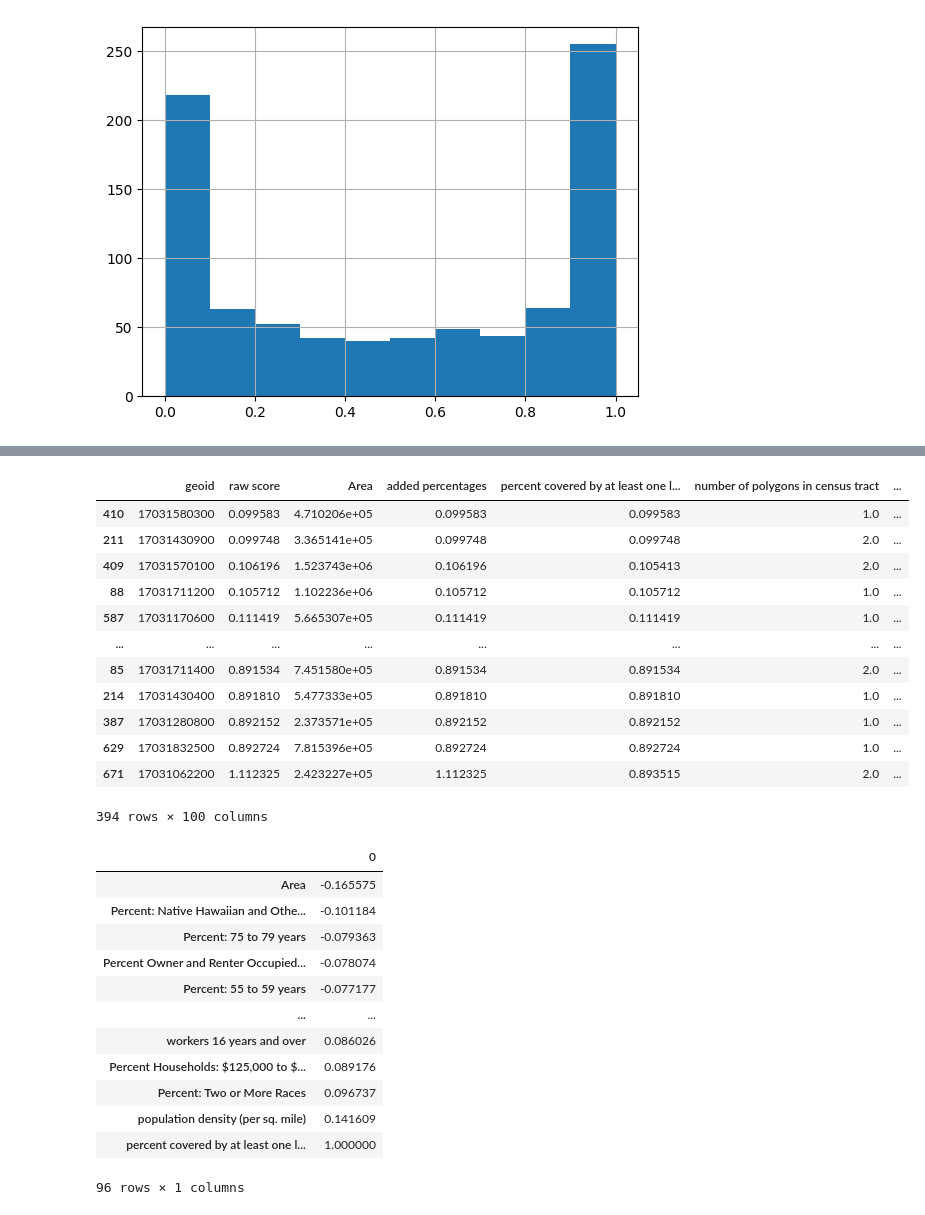
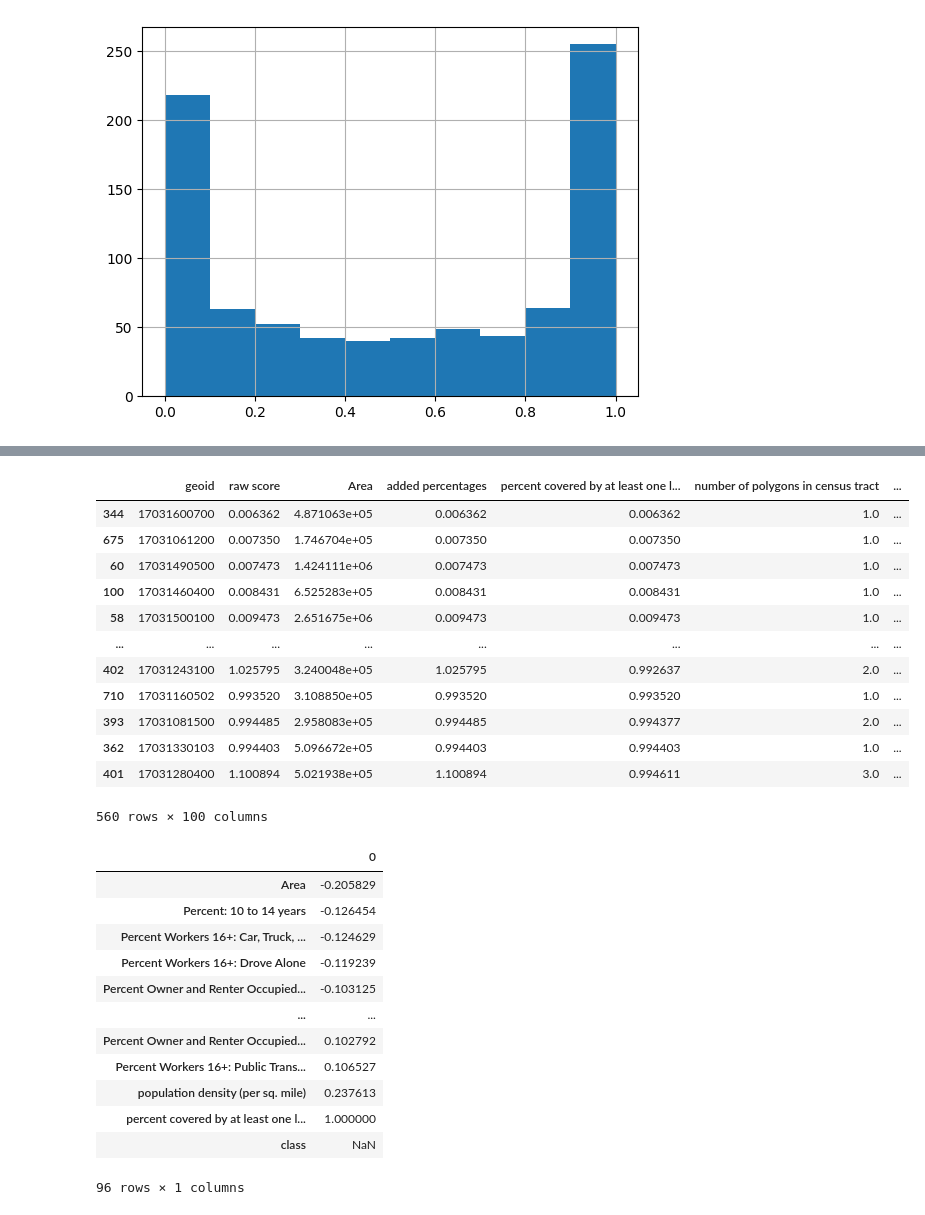
Before and after one commit to Rajvishah12/cpl_project, a Jupyter notebook: can-summer-2023/notebooks/walkingCoverage.ipynb, the cells around one changed output, grey strips where cells are left out. Cells and saved outputs as stored; diff of their text form; code cells hidden in the pictures.

```diff
--- a/can-summer-2023/notebooks/walkingCoverage.ipynb
+++ b/can-summer-2023/notebooks/walkingCoverage.ipynb
@@ -672,5 +721,5 @@ ctmpercentNineto100.sort_values(by = 'percent covered by at least one library')
 # %%
-ctmmid = ctm.loc[ctm['percent covered by at least one library'] < .895]
+ctmmid = ctm.loc[ctm['percent covered by at least one library'] < .995]
 ctmmid.sort_values(by = 'percent covered by at least one library')
 # %% [output]
 |  | geoid | raw score | Area | added percentages | percent covered by at least one l... | number of polygons in census tract | ... |
@@ -689,17 +738,17 @@ ctmmid.sort_values(by = 'percent covered by at least one library')
 # %%
-ctmmid = ctmmid.loc[ctmmid['percent covered by at least one library'] > 0.095]
+ctmmid = ctmmid.loc[ctmmid['percent covered by at least one library'] > 0.004]
 ctmmid.sort_values(by = 'percent covered by at least one library')
 # %% [output]
 |  | geoid | raw score | Area | added percentages | percent covered by at least one l... | number of polygons in census tract | ... |
-| 410 | 17031580300 | 0.099583 | 4.710206e+05 | 0.099583 | 0.099583 | 1.0 | ... |
-| 211 | 17031430900 | 0.099748 | 3.365141e+05 | 0.099748 | 0.099748 | 2.0 | ... |
-| 409 | 17031570100 | 0.106196 | 1.523743e+06 | 0.106196 | 0.105413 | 2.0 | ... |
-| 88 | 17031711200 | 0.105712 | 1.102236e+06 | 0.105712 | 0.105712 | 1.0 | ... |
-| 587 | 17031170600 | 0.111419 | 5.665307e+05 | 0.111419 | 0.111419 | 1.0 | ... |
+| 344 | 17031600700 | 0.006362 | 4.871063e+05 | 0.006362 | 0.006362 | 1.0 | ... |
+| 675 | 17031061200 | 0.007350 | 1.746704e+05 | 0.007350 | 0.007350 | 1.0 | ... |
+| 60 | 17031490500 | 0.007473 | 1.424111e+06 | 0.007473 | 0.007473 | 1.0 | ... |
+| 100 | 17031460400 | 0.008431 | 6.525283e+05 | 0.008431 | 0.008431 | 1.0 | ... |
+| 58 | 17031500100 | 0.009473 | 2.651675e+06 | 0.009473 | 0.009473 | 1.0 | ... |
 | ... | ... | ... | ... | ... | ... | ... | ... |
-| 85 | 17031711400 | 0.891534 | 7.451580e+05 | 0.891534 | 0.891534 | 2.0 | ... |
-| 214 | 17031430400 | 0.891810 | 5.477333e+05 | 0.891810 | 0.891810 | 1.0 | ... |
-| 387 | 17031280800 | 0.892152 | 2.373571e+05 | 0.892152 | 0.892152 | 1.0 | ... |
-| 629 | 17031832500 | 0.892724 | 7.815396e+05 | 0.892724 | 0.892724 | 1.0 | ... |
-| 671 | 17031062200 | 1.112325 | 2.423227e+05 | 1.112325 | 0.893515 | 2.0 | ... |
+| 402 | 17031243100 | 1.025795 | 3.240048e+05 | 1.025795 | 0.992637 | 2.0 | ... |
+| 710 | 17031160502 | 0.993520 | 3.108850e+05 | 0.993520 | 0.993520 | 1.0 | ... |
+| 393 | 17031081500 | 0.994485 | 2.958083e+05 | 0.994485 | 0.994377 | 2.0 | ... |
+| 362 | 17031330103 | 0.994403 | 5.096672e+05 | 0.994403 | 0.994403 | 1.0 | ... |
+| 401 | 17031280400 | 1.100894 | 5.021938e+05 | 1.100894 | 0.994611 | 3.0 | ... |
-394 rows × 100 columns
+560 rows × 100 columns
@@ -707,19 +759,19 @@ ctmmid.sort_values(by = 'percent covered by at least one library')
 corrCovPer = ctmmid.corrwith(ctmmid['percent covered by at least one library'])
 cCovPer = corrCovPer.to_frame()
 cCovPer = cCovPer.sort_values(by = 0)
-cCovPer.drop(axis = 'index', index=['raw score norm', 'raw score', 'weighted score', 'added percentages'])
+cCovPer.drop(axis = 'index', index=['raw score norm', 'raw score', 'weighted score', 'added percentages', 'number of polygons in census tract'])
 # %% [output]
 |  | 0 |
-| Area | -0.165575 |
-| Percent: Native Hawaiian and Othe... | -0.101184 |
-| Percent: 75 to 79 years | -0.079363 |
-| Percent Owner and Renter Occupied... | -0.078074 |
-| Percent: 55 to 59 years | -0.077177 |
+| Area | -0.205829 |
+| Percent: 10 to 14 years | -0.126454 |
+| Percent Workers 16+: Car, Truck, ... | -0.124629 |
+| Percent Workers 16+: Drove Alone | -0.119239 |
+| Percent Owner and Renter Occupied... | -0.103125 |
 | ... | ... |
-| workers 16 years and over | 0.086026 |
-| Percent Households: $125,000 to $... | 0.089176 |
-| Percent: Two or More Races | 0.096737 |
-| population density (per sq. mile) | 0.141609 |
+| Percent Owner and Renter Occupied... | 0.102792 |
+| Percent Workers 16+: Public Trans... | 0.106527 |
+| population density (per sq. mile) | 0.237613 |
 | percent covered by at least one l... | 1.000000 |
+| class | NaN |
 96 rows × 1 columns
 # %%
```
Also changed, not shown: parts of 48 cells of this notebook.
